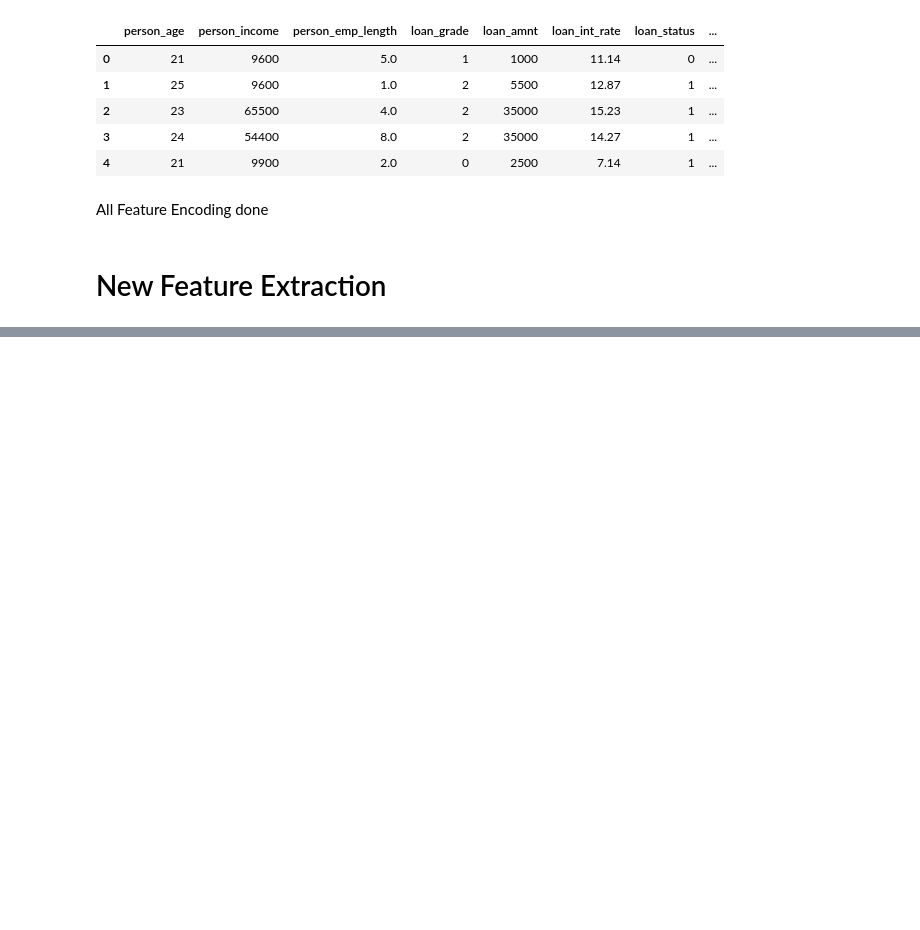
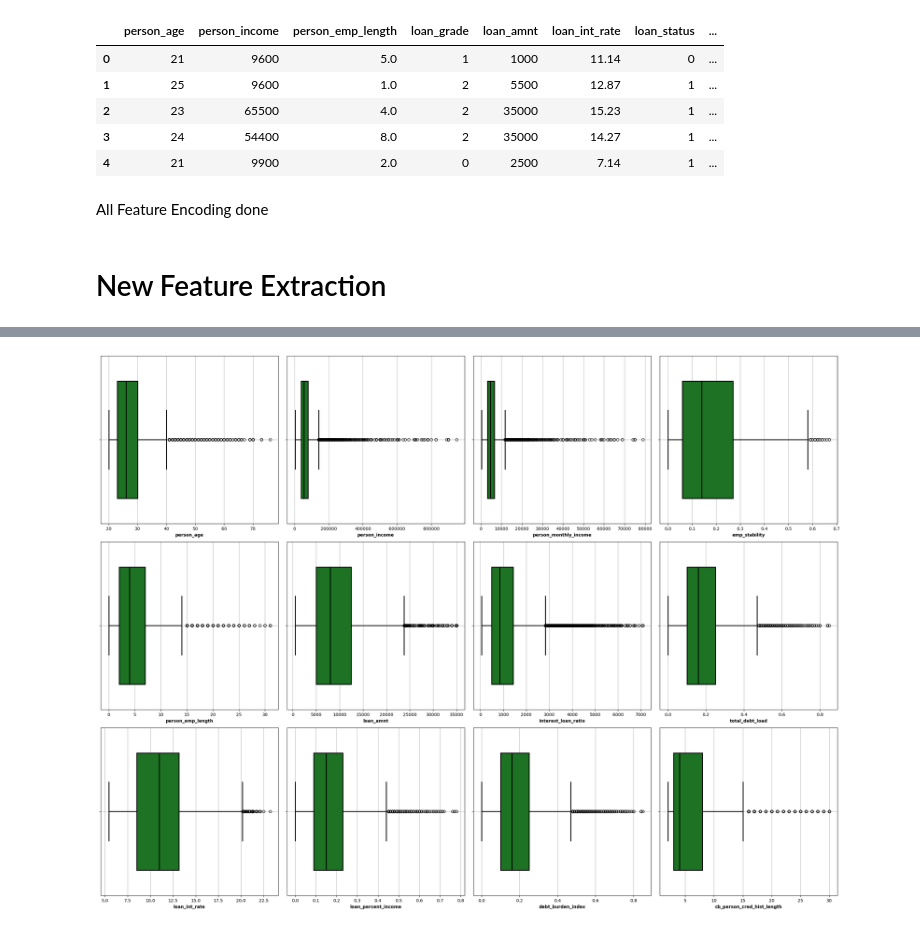
Before and after one commit to Md-Maruf-1727/loan-risk-analysis-xai, a Jupyter notebook: Notebooks/02_data_preprocessing.ipynb, the cells around one changed output, grey strips where cells are left out. Drawn from its saved outputs; the diff is of its cells as text; code cells hidden in the pictures; blank space fills up the shorter version.

```diff
--- a/Notebooks/02_data_preprocessing.ipynb
+++ b/Notebooks/02_data_preprocessing.ipynb
@@ -77,8 +91,15 @@ df.insert(loc=6, column='interest_loan_ratio', value=((df['loan_amnt'] * df['loa
 # %%
-df.insert(loc=7, column='total_debt_load', value=((df['loan_amnt'] + df['interest_loan_ratio'])/df['person_income']).round(2))
+df.insert(
+    loc=8, column='total_debt_load',
+    value=((df['loan_amnt'] + df['interest_loan_ratio'])/df['person_income']).round(2)
+)
-# %%
-df.insert(loc=3, column='emp_stability', value=(df['person_emp_length'] / df['person_age']).round(2))
 # %%
-df.insert(loc=12, column= 'credit_hist_ratio', value=(df['cb_person_cred_hist_length'] / df['person_age']).round(2))
+df.insert(
+    loc=13, column= 'credit_hist_ratio',
+    value=(df['cb_person_cred_hist_length'] / df['person_age']).round(2)
+)
 # %%
-df.insert(loc=12, column= 'debt_burden_index', value=((df['loan_amnt'] * (1+ df['loan_int_rate']/100))/df['person_income']).round(2))
+df.insert(
+    loc=14, column= 'debt_burden_index',
+    value=((df['loan_amnt'] * (1+ df['loan_int_rate']/100))/df['person_income']).round(2)
+)
@@ -84,0 +116,25 @@ df.insert(loc=12, column= 'debt_burden_index', value=((df['loan_amnt'] * (1+ df[
+# %%
+num_cols = [
+    'person_age', 'person_income',
+    'person_monthly_income', 'emp_stability',
+    'person_emp_length', 'loan_amnt',
+    'interest_loan_ratio', 'total_debt_load',
+    'loan_int_rate', 'loan_percent_income',
+    'debt_burden_index', 'cb_person_cred_hist_length'
+]
+
+fig, axes = plt.subplots(3, 4, figsize=(24, 18))
+for ax, col in zip(axes.flatten(), num_cols):
+    sns.boxplot(
+        x = df[col],
+        ax =ax,
+        color= "#0F8018",
+        linewidth=2,
+        linecolor="#000000",
+        width=0.7
+    )
+    ax.set_xlabel(col, weight='bold')
+    ax.grid(True)
+plt.tight_layout()
+# %% [output]
+[figure, added]
```
Also changed, not shown: parts of 9 cells of this notebook, 1 other file.
